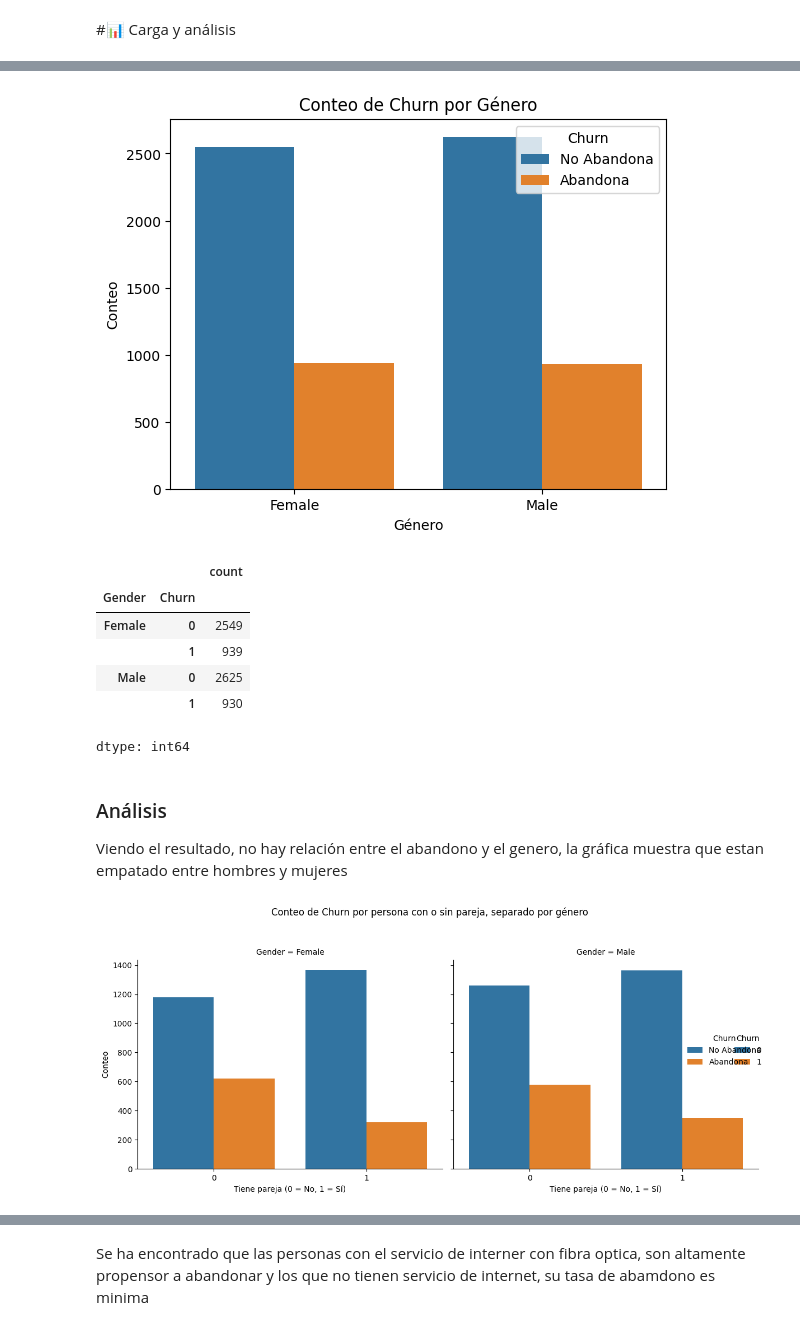
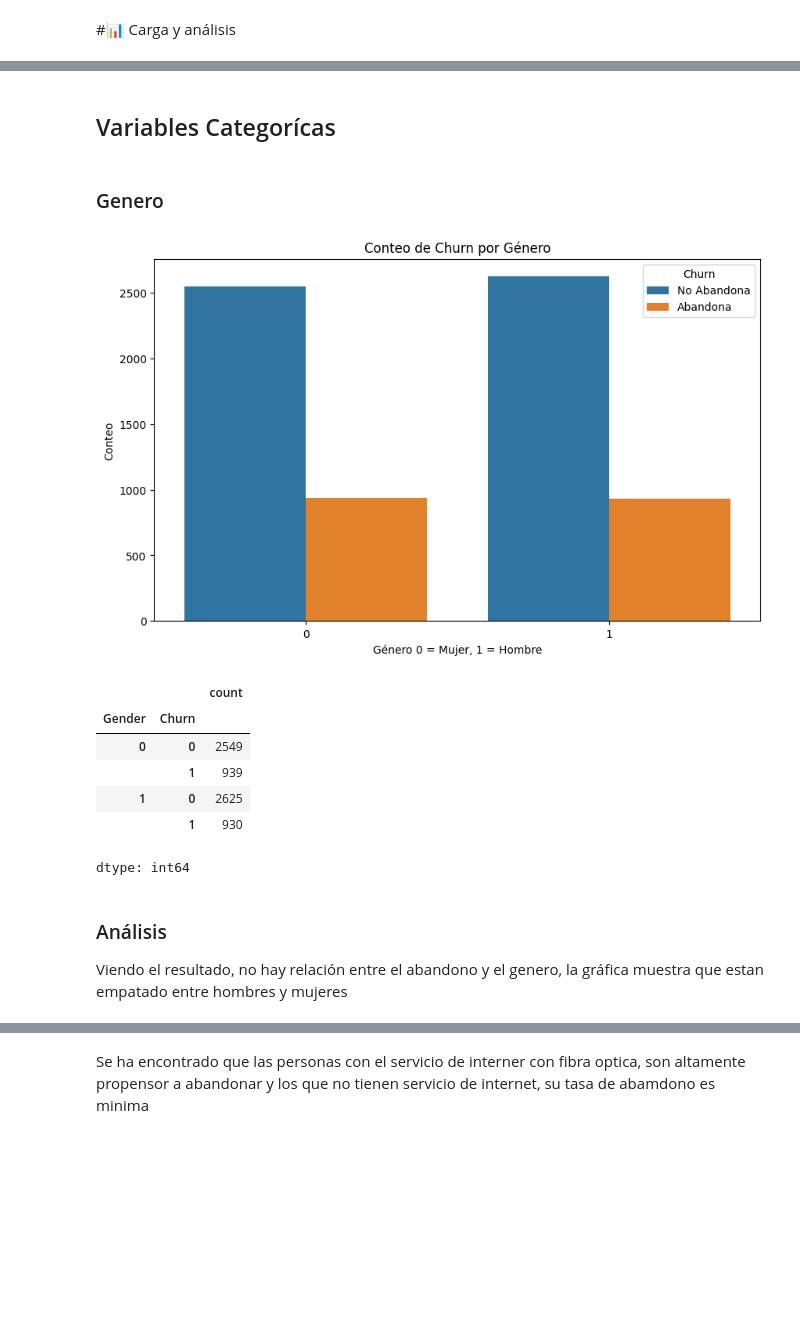
Before and after one commit to Cristiand056/Alura_Teleconx_LATAM, a Jupyter notebook: TelecomX_LATAM.ipynb, the cells around one changed output, grey strips where cells are left out. Saved outputs shown, nothing was run; the diff lists cells and outputs as text; code cells hidden in the pictures; blank space fills up the shorter version.

```diff
--- a/TelecomX_LATAM.ipynb
+++ b/TelecomX_LATAM.ipynb
@@ -170,0 +163,6 @@ df_completo.replace({'Yes': 1, 'No': 0, 'No phone service': 2}, inplace=True)
+# %%
+df_completo.replace({'Fiber optic': 1, 'DSL': 2}, inplace=True)
+# %%
+df_completo.replace({'Male': 1, 'Female': 0}, inplace=True)
+# %%
+df_completo.replace({'One year': 0, 'Month-to-month': 1, 'Two year': 2}, inplace=True)
@@ -171,3 +174,6 @@ df_completo.replace({'Yes': 1, 'No': 0, 'No phone service': 2}, inplace=True)
+# %%
+df_completo.replace({'Mailed check': 0, 'Electronic check':1 , 'Credit card (automatic)': 2,
+       'Bank transfer (automatic)': 3}, inplace=True)
 # %%
 df_completo['Cuentas_Diarias'] = df_completo['ChargesMonthly']/30
 # %%
@@ -185,42 +203,31 @@ df_completo.tail()
 # %%
 import matplotlib.pyplot as plt
 import seaborn as sns
+# %% [markdown]
+## Variables Categorícas
+# %% [markdown]
+### Genero
 # %%
+plt.figure(figsize=(10, 6))
 sns.countplot(data=df_completo, x='Gender', hue='Churn')
 plt.title('Conteo de Churn por Género')
-plt.xlabel('Género')
+plt.xlabel('Género 0 = Mujer, 1 = Hombre')
 plt.ylabel('Conteo')
 plt.legend(title='Churn', labels=['No Abandona', 'Abandona'])
 plt.show()
 # %% [output]
-[figure, old version]
+[figure, new version]
 # %%
 churn_prop = df_completo.groupby('Gender')['Churn'].value_counts()
 churn_prop
 # %% [output]
 |  |  | count |
 | Gender | Churn |  |
-| Female | 0 | 2549 |
+| 0 | 0 | 2549 |
 |  | 1 | 939 |
-| Male | 0 | 2625 |
+| 1 | 0 | 2625 |
 |  | 1 | 930 |
 dtype: int64
 # %% [markdown]
 ### Análisis
 Viendo el resultado, no hay relación entre el abandono y el genero, la gráfica muestra que estan empatado entre hombres y mujeres
-# %%
-g = sns.catplot(data=df_completo, x='Partner', hue='Churn', col='Gender', kind='count', height=5, aspect=1)
-# Aplicar cambios a todas las subgráficas
-g.set_xlabels('Tiene pareja (0 = No, 1 = Sí)')  # Etiqueta del eje x para todos
-g.set_ylabels('Conteo')  # Etiqueta del eje y para todos
-g.add_legend(title='Churn', labels=['No Abandona', 'Abandona'])  # Leyenda para todos
-
-# Ajustar el título general
-g.fig.suptitle('Conteo de Churn por persona con o sin pareja, separado por género', y=1.05)
-
-# Ajustar el diseño
-plt.tight_layout()
-
-plt.show()
-# %% [output]
-[figure, removed]
```
Also changed, not shown: parts of 19 cells of this notebook.
